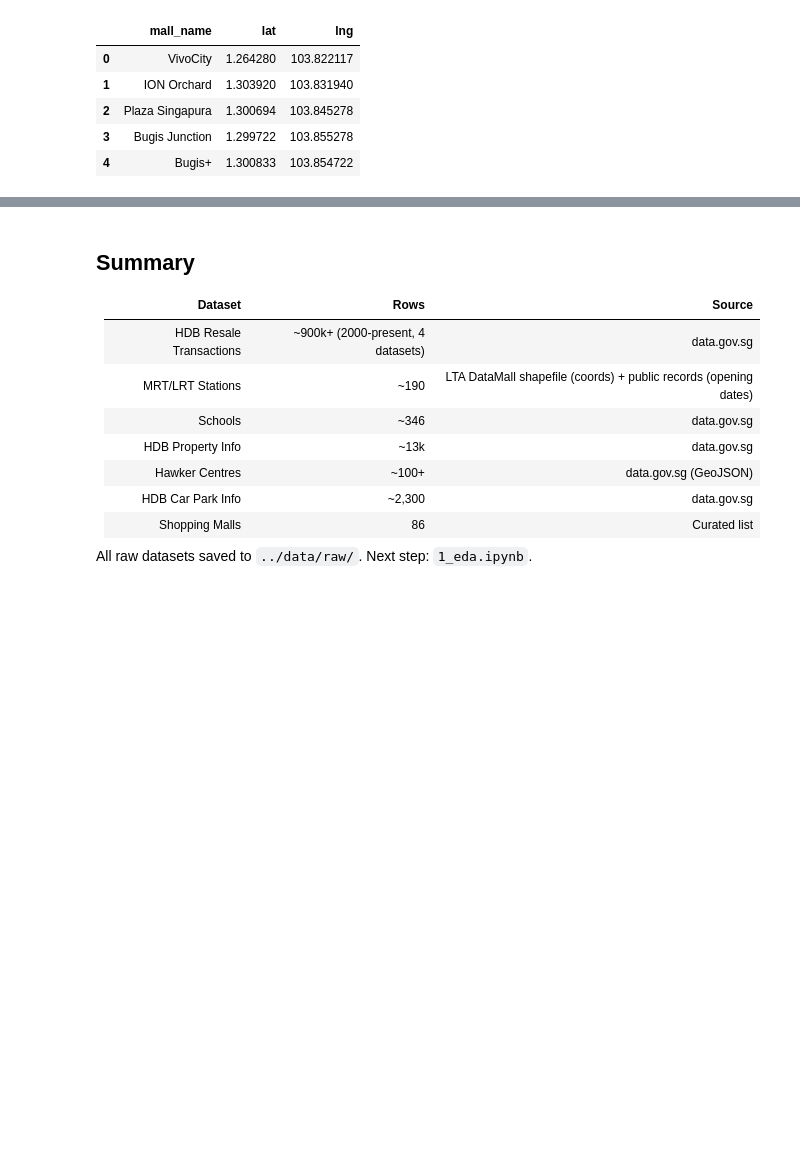
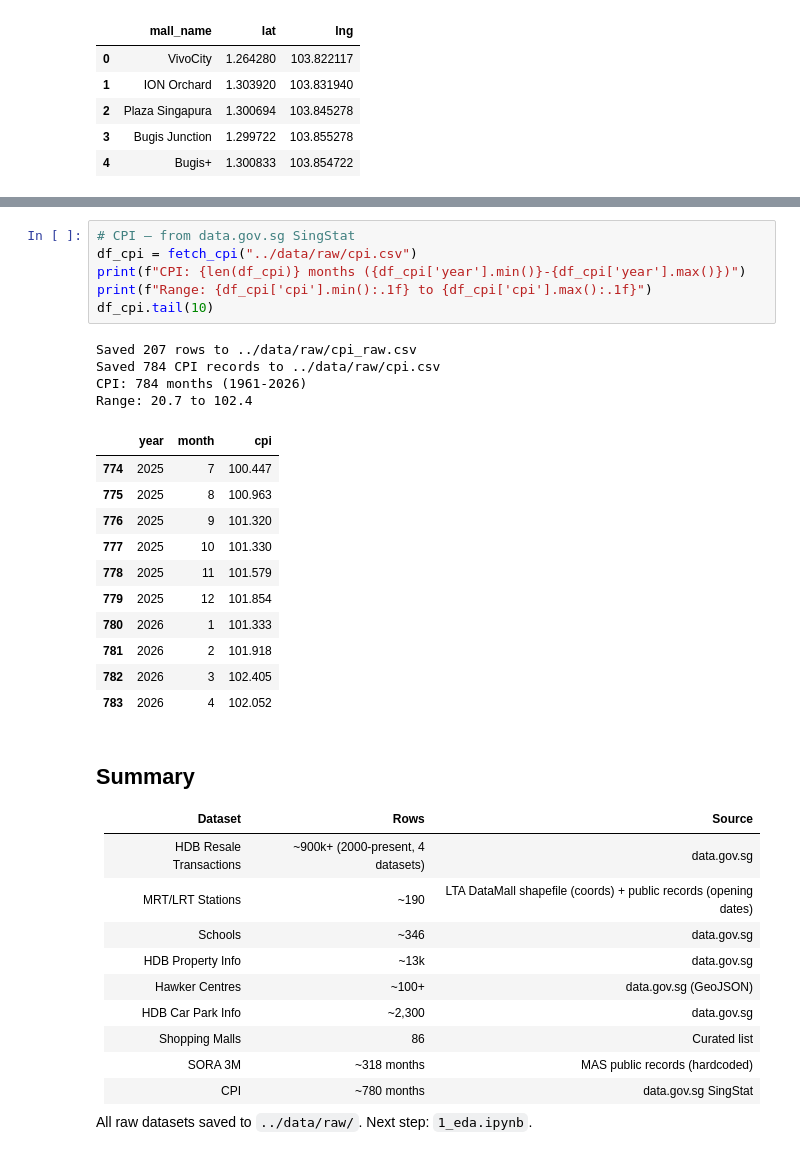
Before and after one commit to fl4shagent/HousePricePrediction, a Jupyter notebook: notebooks/0_data_collection.ipynb, the cells around one changed output, grey strips where cells are left out. Saved outputs shown, nothing was run; the diff lists cells and outputs as text; blank space fills up the shorter version.

```diff
--- a/notebooks/0_data_collection.ipynb
+++ b/notebooks/0_data_collection.ipynb
@@ -355,3 +382,25 @@ Total malls: 87
+# %%
+# CPI — from data.gov.sg SingStat
+df_cpi = fetch_cpi("../data/raw/cpi.csv")
+print(f"CPI: {len(df_cpi)} months ({df_cpi['year'].min()}-{df_cpi['year'].max()})")
+print(f"Range: {df_cpi['cpi'].min():.1f} to {df_cpi['cpi'].max():.1f}")
+df_cpi.tail(10)
+# %% [output]
+Saved 207 rows to ../data/raw/cpi_raw.csv
+Saved 784 CPI records to ../data/raw/cpi.csv
+CPI: 784 months (1961-2026)
+Range: 20.7 to 102.4
+|  | year | month | cpi |
+| 774 | 2025 | 7 | 100.447 |
+| 775 | 2025 | 8 | 100.963 |
+| 776 | 2025 | 9 | 101.320 |
+| 777 | 2025 | 10 | 101.330 |
+| 778 | 2025 | 11 | 101.579 |
+| 779 | 2025 | 12 | 101.854 |
+| 780 | 2026 | 1 | 101.333 |
+| 781 | 2026 | 2 | 101.918 |
+| 782 | 2026 | 3 | 102.405 |
+| 783 | 2026 | 4 | 102.052 |
 # %% [markdown]
 ## Summary
 
@@ -364,6 +413,8 @@ Total malls: 87
 | Hawker Centres | ~100+ | data.gov.sg (GeoJSON) |
 | HDB Car Park Info | ~2,300 | data.gov.sg |
 | Shopping Malls | 86 | Curated list |
+| SORA 3M | ~318 months | MAS public records (hardcoded) |
+| CPI | ~780 months | data.gov.sg SingStat |
 
 All raw datasets saved to `../data/raw/`. Next step: `1_eda.ipynb`.
 # %%
```
Also changed, not shown: parts of 4 cells of this notebook, 10 other files.
